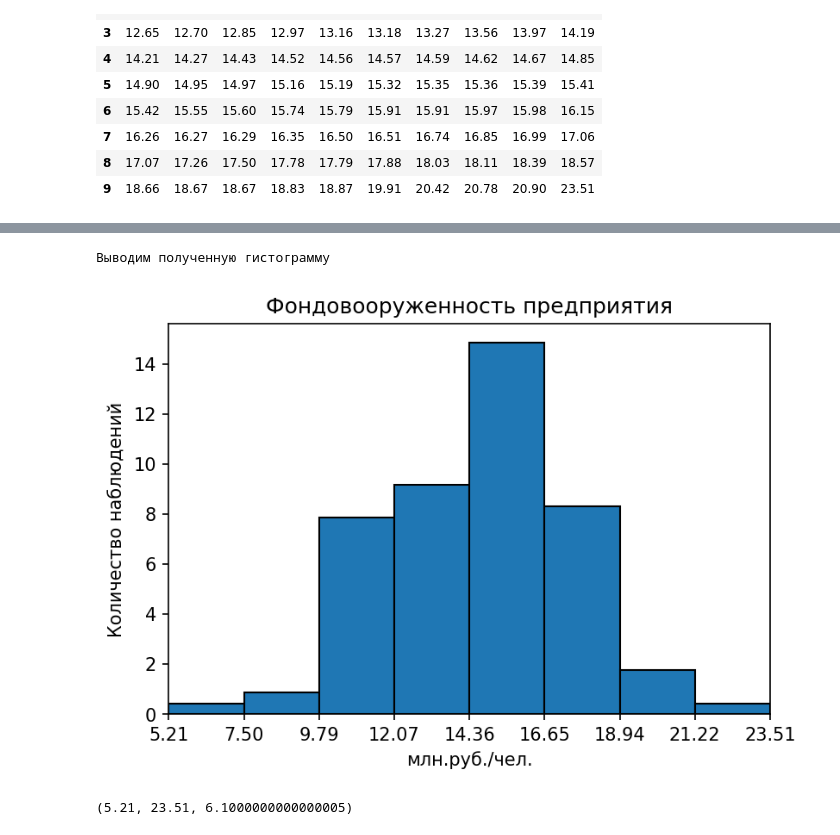
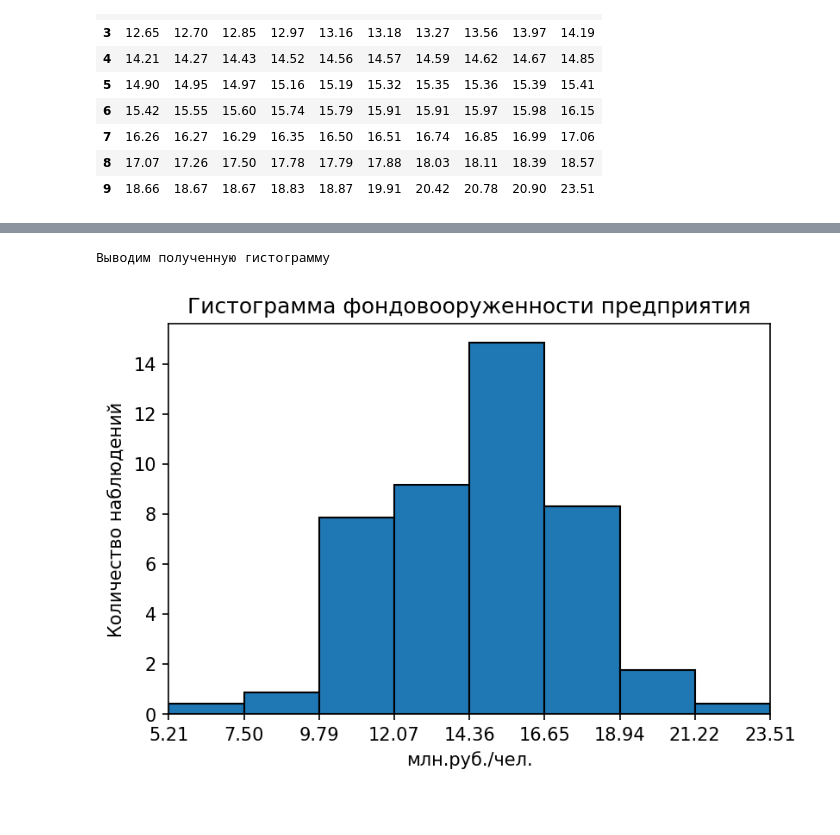
Before and after one commit to TheDeaX-Lab/econometric_lab1, a Jupyter notebook: test.ipynb, the cells around one changed output, grey strips where cells are left out. Cells and saved outputs as stored; diff of their text form; code cells hidden in the pictures.

```diff
--- a/test.ipynb
+++ b/test.ipynb
@@ -6,0 +10,12 @@ from more_itertools import chunked
+# %%
+# Значения критических точек
+with open("crit_table.txt") as f:
+    vals_crit = list(map(lambda x: float(x), f.read().replace(",", ".").split()))
+param_alpha = sorted([0.01, 0.025, 0.05, 0.95, 0.975, 0.89])
+param_k = list(range(1, 31))
+def get_crit_val(a, k):
+    a_index = param_alpha.index(a)
+    k_index = param_k.index(k)
+    return vals_crit[k_index*5 + a_index]
+df = pandas.DataFrame(chunked(vals_crit, 6))
+df
@@ -105,18 +139,14 @@ display(pandas.DataFrame(list(zip(
 # %%
 fig, ax = plt.subplots()
 fig.set_dpi(150)
 ax.bar(xi, hi, delta, edgecolor="black")
 ax.set_xlim(xmin, xmax)
 ax.set_xlabel('млн.руб./чел.')
 ax.set_ylabel('Количество наблюдений')
-ax.set_title('Фондовооруженность предприятия')
+ax.set_title('Гистограмма фондовооруженности предприятия')
 ax.set_xticks([xmin] + list(map(lambda x: x[1], ranges)))
 #ax.set_yticks([0] + hi)
 print("Выводим полученную гистограмму")
 # %% [output]
 Выводим полученную гистограмму
-[figure, old version]
+[figure, new version]
-# %%
-xmin, xmax, delta
-# %% [output]
-(5.21, 23.51, 6.1000000000000005)
```
Also changed, not shown: parts of 8 cells of this notebook, 1 other file.
